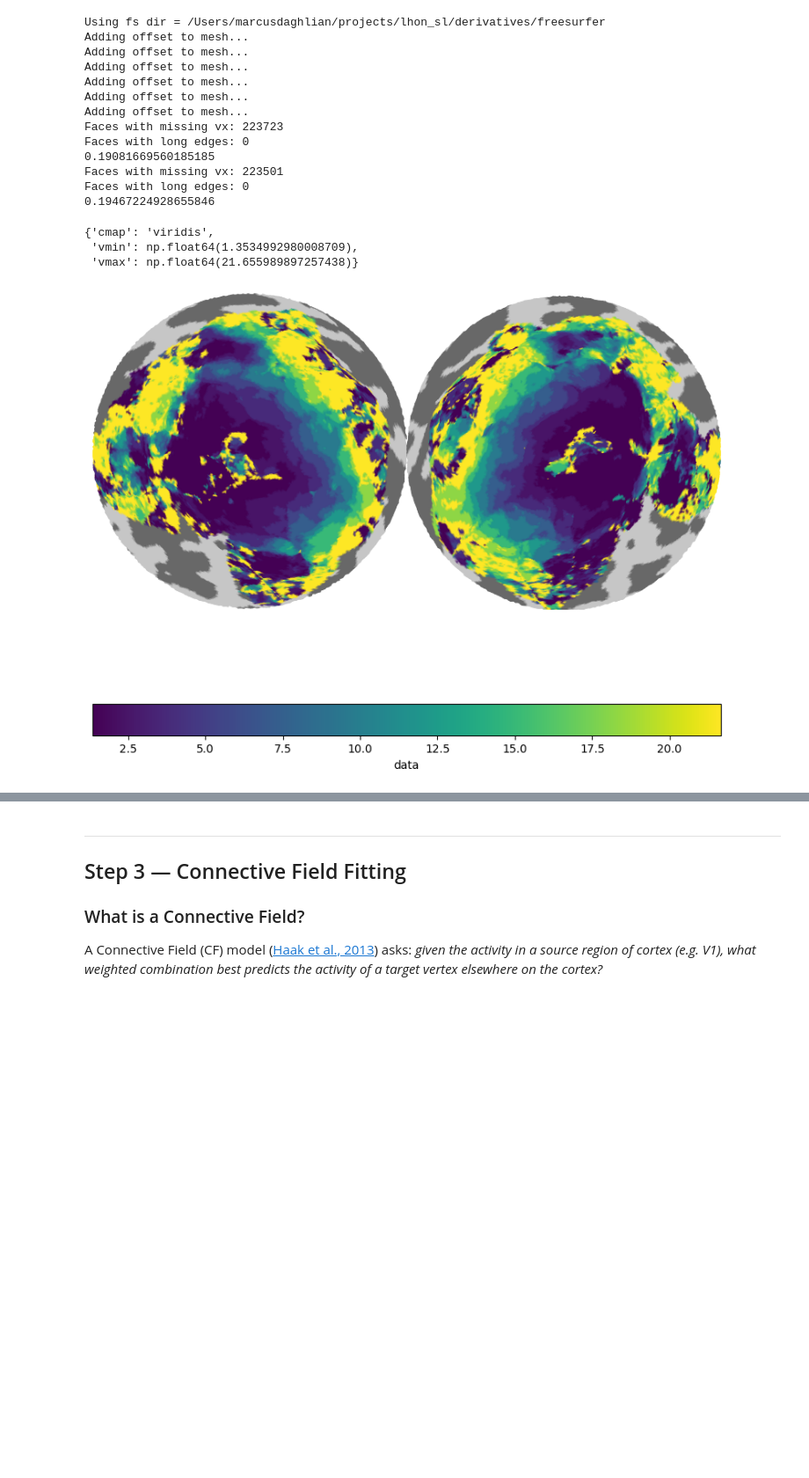
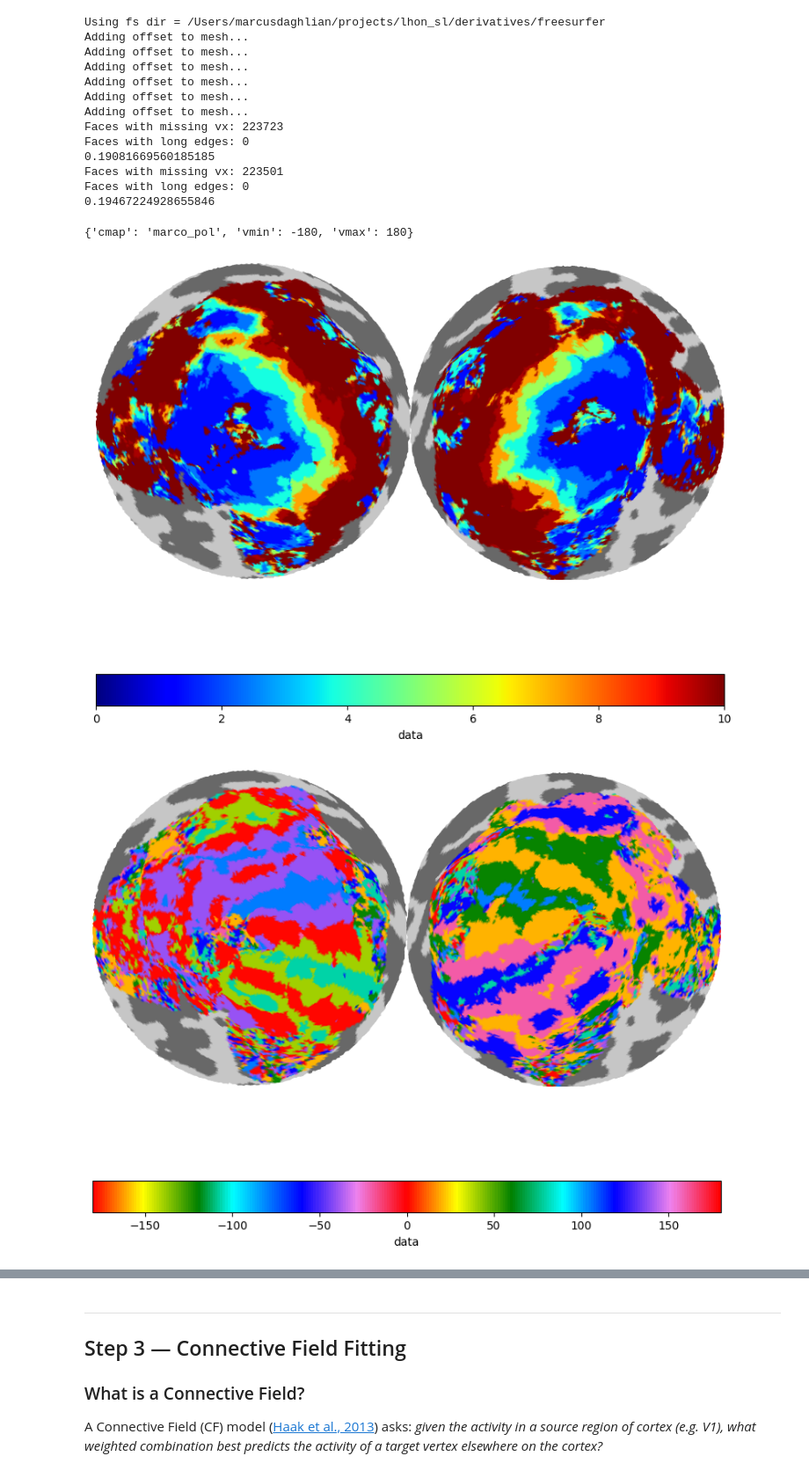
Before and after one commit to mdaghlian/hypotmri, a Jupyter notebook: training/postproc_walkthrough.ipynb, the cells around one changed output, grey strips where cells are left out. Shown at 88% size. Cells and saved outputs as stored; diff of their text form; code cells hidden in the pictures; blank space fills up the shorter version.

```diff
--- a/training/postproc_walkthrough.ipynb
+++ b/training/postproc_walkthrough.ipynb
@@ -345,10 +346,15 @@ Faces with long edges: 0
 # %%
 gm.flat_mpl(
     data=df['ecc'],
-    data_sub_mask=b14_mask
+    data_sub_mask=b14_mask,
+    cmap='jet', vmin=0, vmax=10,
 )
+gm.flat_mpl(
+    data=df['pol'],
+    data_sub_mask=b14_mask,
+    cmap='marco_pol', vmin=-180, vmax=180,
+)
 # %% [output]
-{'cmap': 'viridis',
- 'vmin': np.float64(1.3534992980008709),
- 'vmax': np.float64(21.655989897257438)}
+{'cmap': 'marco_pol', 'vmin': -180, 'vmax': 180}
-[figure, old version]
+[figure, new version]
+[figure, added]
```
Also changed, not shown: parts of 3 cells of this notebook, 2 other files.
